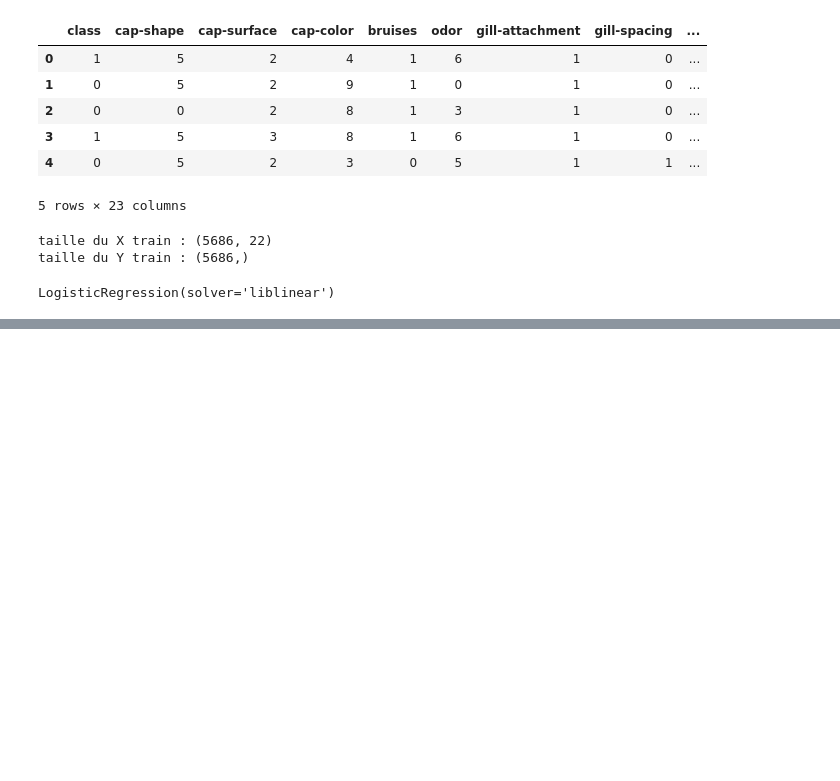
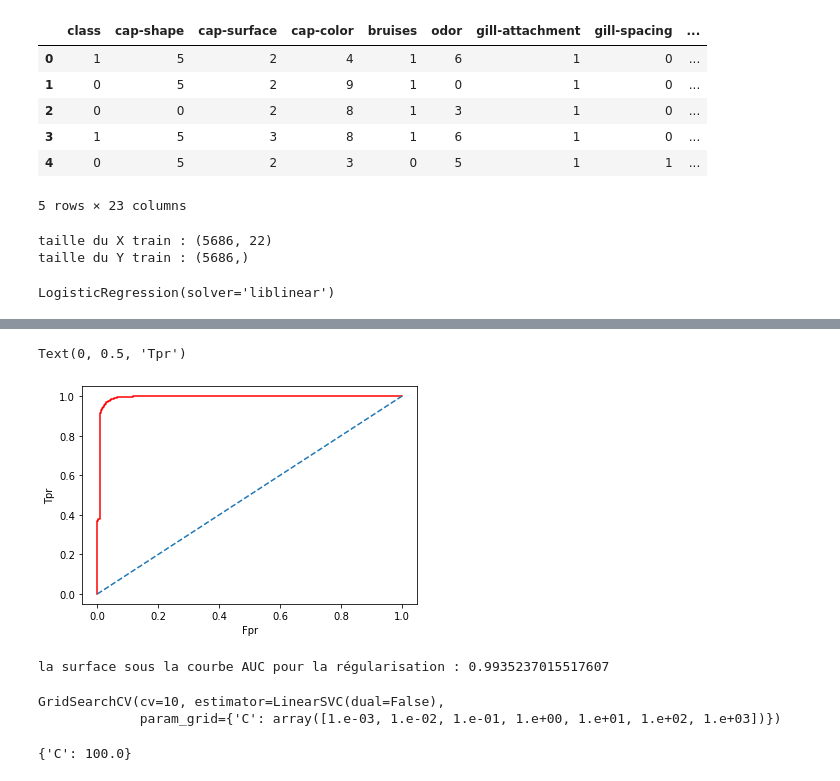
Before and after one commit to berrezougAbdelhak/Logistique-Regression-and-SVM, a Jupyter notebook: Logistique-Regression-and-SVM.ipynb, the cells around one changed output, grey strips where cells are left out. Drawn from its saved outputs; the diff is of its cells as text; code cells hidden in the pictures; blank space fills up the shorter version.

```diff
--- a/Logistique-Regression-and-SVM.ipynb
+++ b/Logistique-Regression-and-SVM.ipynb
@@ -72,0 +133,12 @@ array([2.63442105e-05, 9.99973656e-01])
+# %%
+plt.plot(fpr,tpr,color="red")
+plt.plot([0,1],[0,1],linestyle="--")
+plt.xlabel("Fpr")
+plt.ylabel("Tpr")
+# %% [output]
+Text(0, 0.5, 'Tpr')
+[figure, added]
+# %%
+print("la surface sous la courbe AUC pour la régularisation :",metrics.auc(fpr,tpr))
+# %% [output]
+la surface sous la courbe AUC pour la régularisation : 0.9935237015517607
@@ -72,0 +152,9 @@ array([2.63442105e-05, 9.99973656e-01])
+# %%
+gsvm.fit(X_train,y_train)
+# %% [output]
+GridSearchCV(cv=10, estimator=LinearSVC(dual=False),
+             param_grid={'C': array([1.e-03, 1.e-02, 1.e-01, 1.e+00, 1.e+01, 1.e+02, 1.e+03])})
+# %%
+gsvm.best_params_
+# %% [output]
+{'C': 100.0}
```
Also changed, not shown: parts of 17 cells of this notebook.
